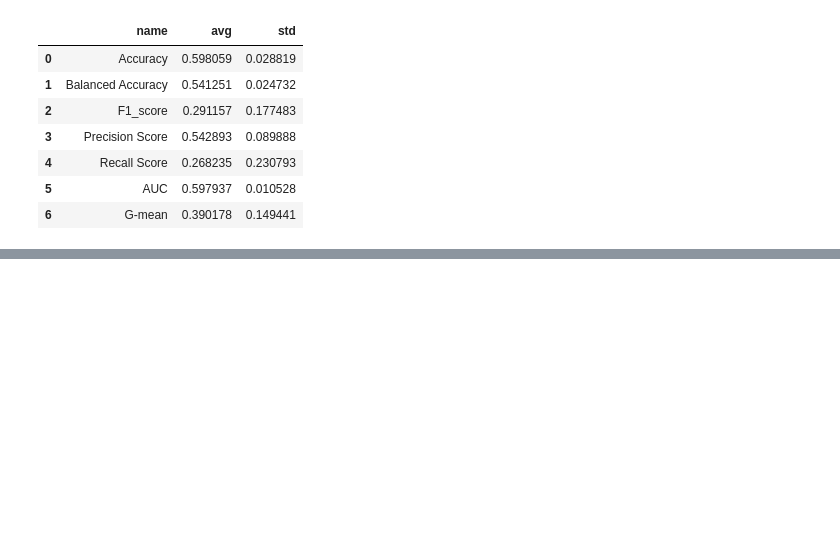
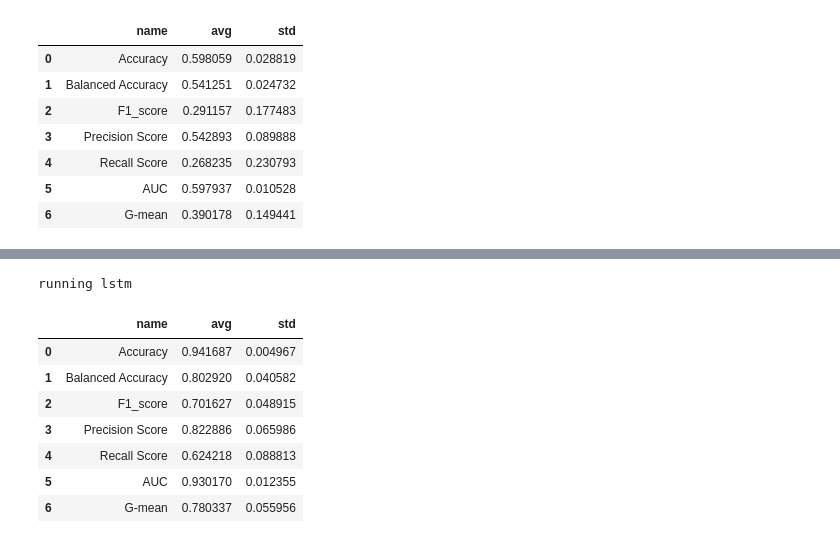
Before and after one commit to DrPenknife/swarog_exp, a Jupyter notebook: swarog-6-data.ipynb, the cells around one changed output, grey strips where cells are left out. Drawn from its saved outputs; the diff is of its cells as text; code cells hidden in the pictures; blank space fills up the shorter version.

```diff
--- a/swarog-6-data.ipynb
+++ b/swarog-6-data.ipynb
@@ -1767,0 +1826,16 @@ weighted avg       0.59      0.61      0.56      1288
+# %%
+print("running lstm")
+model = LSTMModel()
+x, y = dl.load_compact()
+wynik = cv52.experiment(x,y,model)
+#dl.store_results(wynik[0],dl.datasetname,model.name)
+# %% [output]
+running lstm
+|  | name | avg | std |
+| 0 | Accuracy | 0.941687 | 0.004967 |
+| 1 | Balanced Accuracy | 0.802920 | 0.040582 |
+| 2 | F1_score | 0.701627 | 0.048915 |
+| 3 | Precision Score | 0.822886 | 0.065986 |
+| 4 | Recall Score | 0.624218 | 0.088813 |
+| 5 | AUC | 0.930170 | 0.012355 |
+| 6 | G-mean | 0.780337 | 0.055956 |
```
Also changed, not shown: parts of 7 cells of this notebook.
